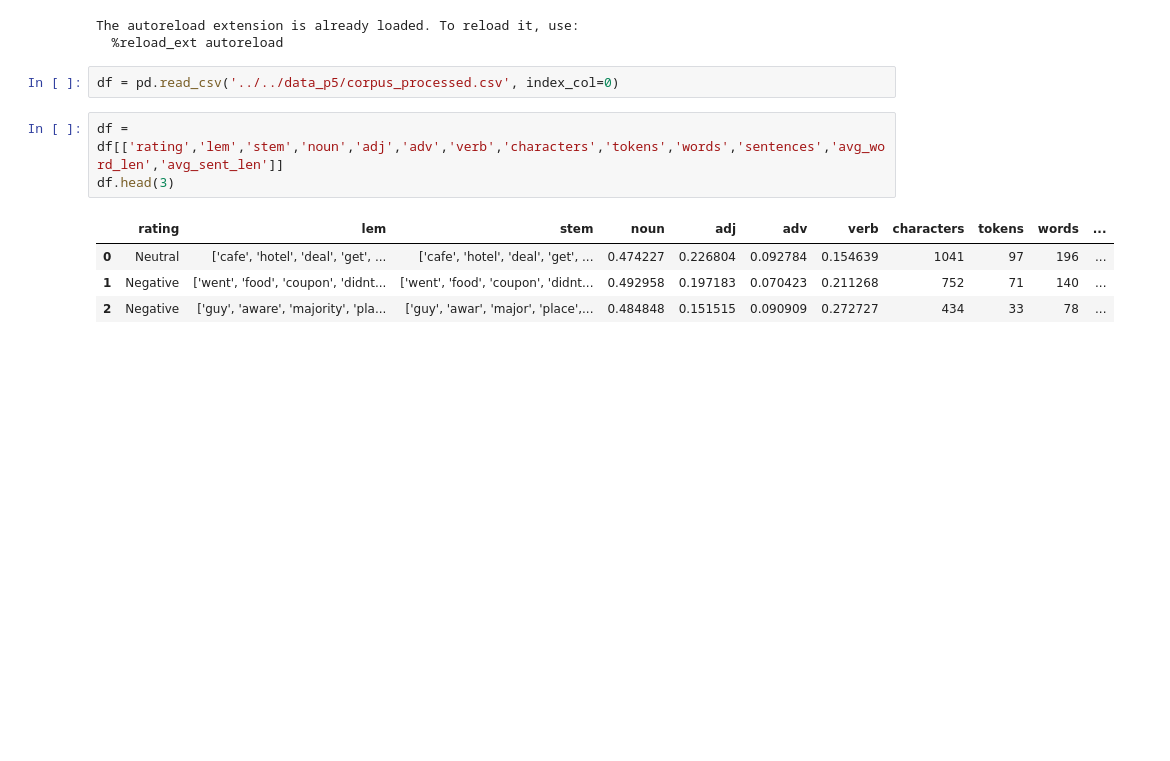
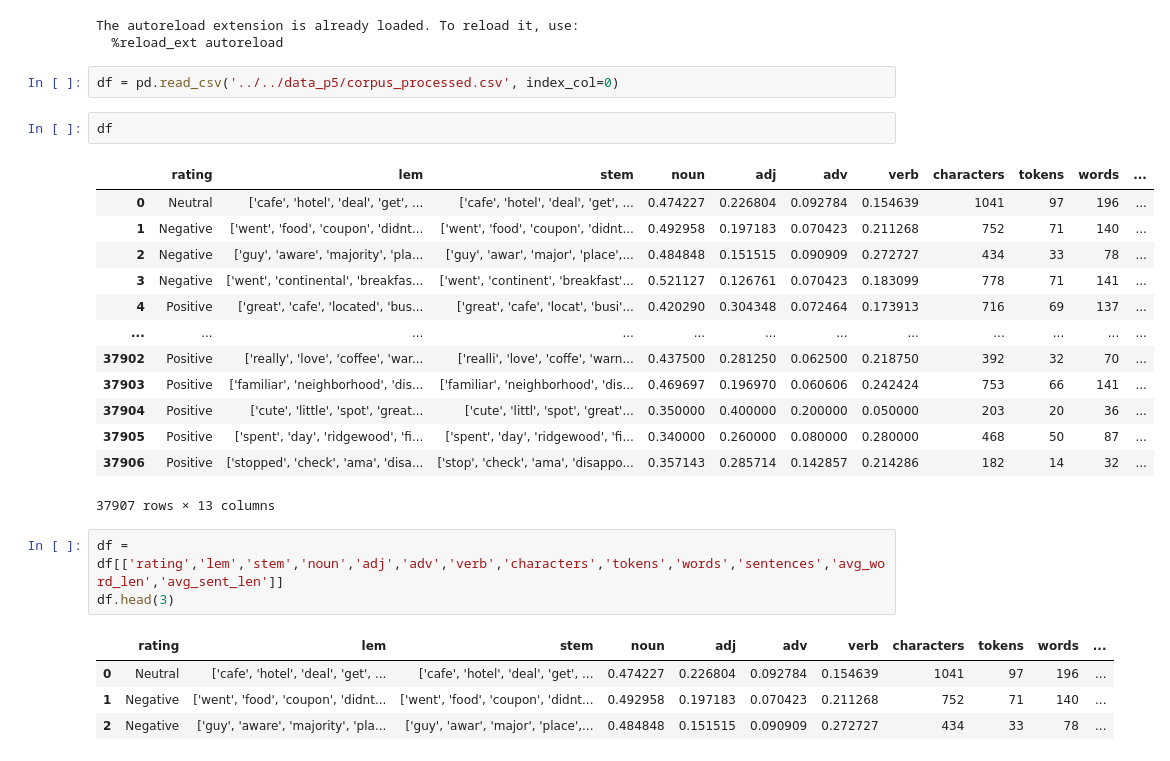
Before and after one commit to vanitoz/Reviews_Classification_System, a Jupyter notebook: modules/modeling.ipynb, the cells around one changed output. Saved outputs shown, nothing was run; the diff lists cells and outputs as text; blank space fills up the shorter version.

```diff
--- a/modules/modeling.ipynb
+++ b/modules/modeling.ipynb
@@ -35,6 +35,22 @@ The autoreload extension is already loaded. To reload it, use:
   %reload_ext autoreload
 # %%
 df = pd.read_csv('../../data_p5/corpus_processed.csv', index_col=0)
+# %%
+df
+# %% [output]
+|  | rating | lem | stem | noun | adj | adv | verb | characters | tokens | words | ... |
+| 0 | Neutral | ['cafe', 'hotel', 'deal', 'get', ... | ['cafe', 'hotel', 'deal', 'get', ... | 0.474227 | 0.226804 | 0.092784 | 0.154639 | 1041 | 97 | 196 | ... |
+| 1 | Negative | ['went', 'food', 'coupon', 'didnt... | ['went', 'food', 'coupon', 'didnt... | 0.492958 | 0.197183 | 0.070423 | 0.211268 | 752 | 71 | 140 | ... |
+| 2 | Negative | ['guy', 'aware', 'majority', 'pla... | ['guy', 'awar', 'major', 'place',... | 0.484848 | 0.151515 | 0.090909 | 0.272727 | 434 | 33 | 78 | ... |
+| 3 | Negative | ['went', 'continental', 'breakfas... | ['went', 'continent', 'breakfast'... | 0.521127 | 0.126761 | 0.070423 | 0.183099 | 778 | 71 | 141 | ... |
+| 4 | Positive | ['great', 'cafe', 'located', 'bus... | ['great', 'cafe', 'locat', 'busi'... | 0.420290 | 0.304348 | 0.072464 | 0.173913 | 716 | 69 | 137 | ... |
+| ... | ... | ... | ... | ... | ... | ... | ... | ... | ... | ... | ... |
+| 37902 | Positive | ['really', 'love', 'coffee', 'war... | ['realli', 'love', 'coffe', 'warn... | 0.437500 | 0.281250 | 0.062500 | 0.218750 | 392 | 32 | 70 | ... |
+| 37903 | Positive | ['familiar', 'neighborhood', 'dis... | ['familiar', 'neighborhood', 'dis... | 0.469697 | 0.196970 | 0.060606 | 0.242424 | 753 | 66 | 141 | ... |
+| 37904 | Positive | ['cute', 'little', 'spot', 'great... | ['cute', 'littl', 'spot', 'great'... | 0.350000 | 0.400000 | 0.200000 | 0.050000 | 203 | 20 | 36 | ... |
+| 37905 | Positive | ['spent', 'day', 'ridgewood', 'fi... | ['spent', 'day', 'ridgewood', 'fi... | 0.340000 | 0.260000 | 0.080000 | 0.280000 | 468 | 50 | 87 | ... |
+| 37906 | Positive | ['stopped', 'check', 'ama', 'disa... | ['stop', 'check', 'ama', 'disappo... | 0.357143 | 0.285714 | 0.142857 | 0.214286 | 182 | 14 | 32 | ... |
+37907 rows × 13 columns
 # %%
 df = df[['rating','lem','stem','noun','adj','adv','verb','characters','tokens','words','sentences','avg_word_len','avg_sent_len']]
 df.head(3)
```
Also changed, not shown: 2 other files.
